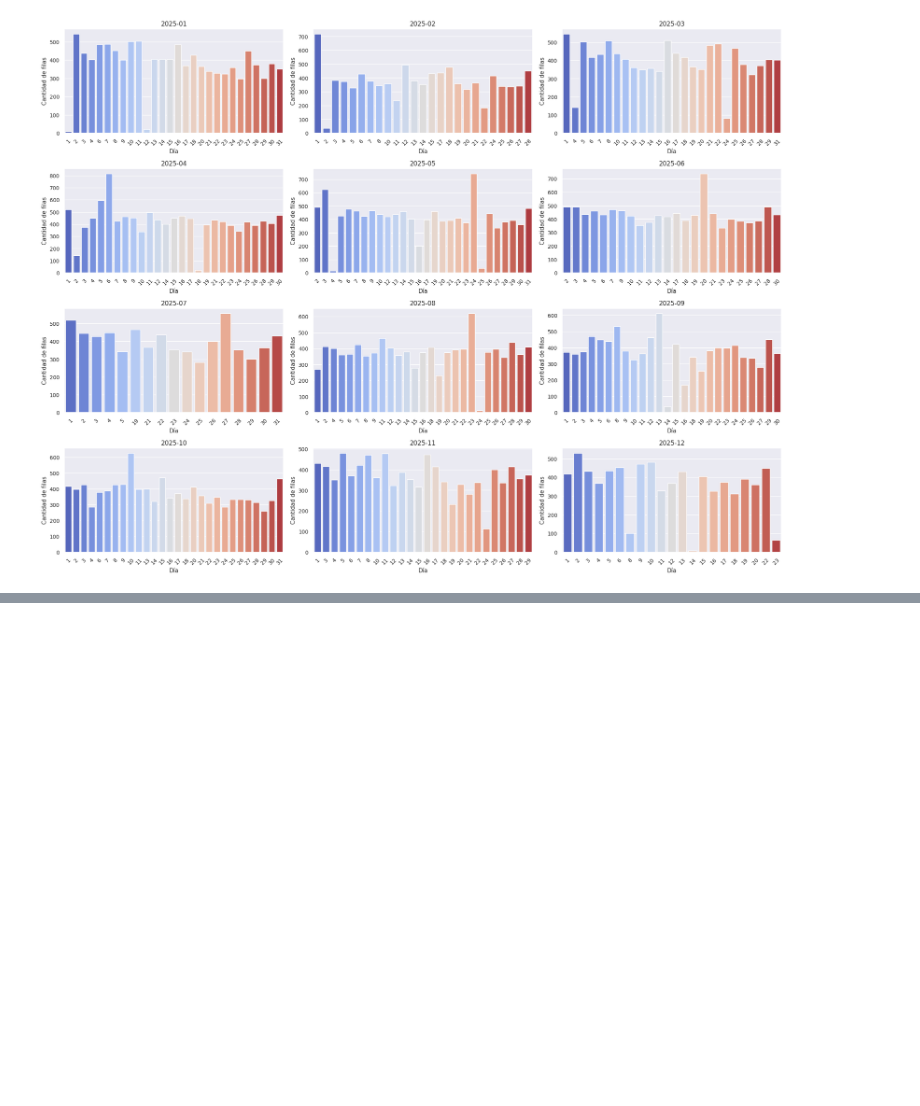
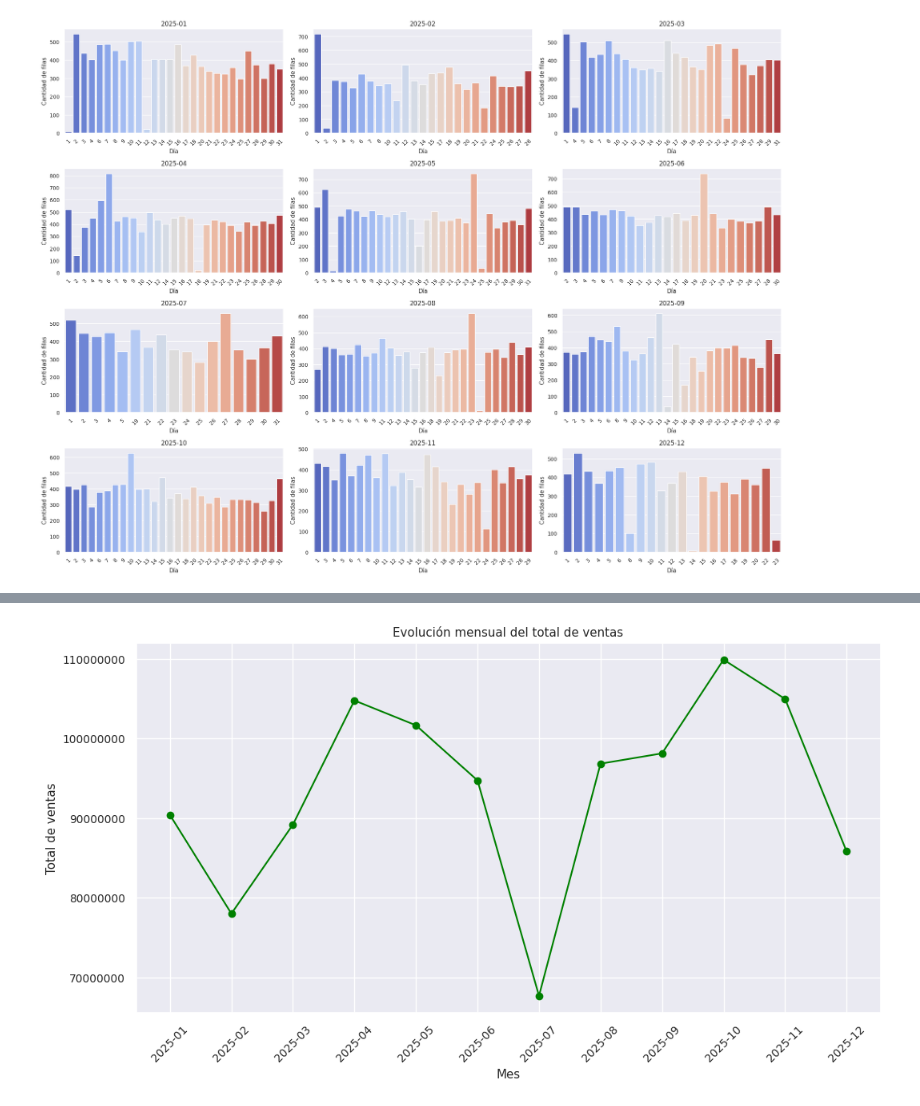
Before and after one commit to 4GeeksAcademy/sp-ml-20-final-project-g2, a Jupyter notebook: src/eda-guillermo.ipynb, the cells around one changed output, grey strips where cells are left out. Cells and saved outputs as stored; diff of their text form; code cells hidden in the pictures; blank space fills up the shorter version.

```diff
--- a/src/eda-guillermo.ipynb
+++ b/src/eda-guillermo.ipynb
@@ -945,0 +1040,4 @@ Passing `palette` without assigning `hue` is deprecated and will be removed in v
+# %%
+ventas_mensualestot = df.groupby('Mes')['Total. Cliente'].sum().reset_index(name='Total_ventas')
+pd.set_option('display.float_format', '{:,.0f}'.format)
+ventas_mensualestot
@@ -945,0 +1058,18 @@ Passing `palette` without assigning `hue` is deprecated and will be removed in v
+# %%
+import matplotlib.pyplot as plt
+
+plt.figure(figsize=(12,6))
+plt.plot(ventas_mensualestot['Mes'].astype(str), ventas_mensualestot['Total_ventas'],
+         marker='o', linestyle='-', color='green')
+plt.xlabel('Mes')
+plt.ylabel('Total de ventas')
+plt.title('Evolución mensual del total de ventas')
+plt.grid(True)
+
+# ---- Evitar notación científica en el eje Y ----
+plt.ticklabel_format(style='plain', axis='y')
+
+plt.xticks(rotation=45)  # Rotar etiquetas si los meses se solapan
+plt.show()
+# %% [output]
+[figure, added]
```
Also changed, not shown: parts of 10 cells of this notebook.
